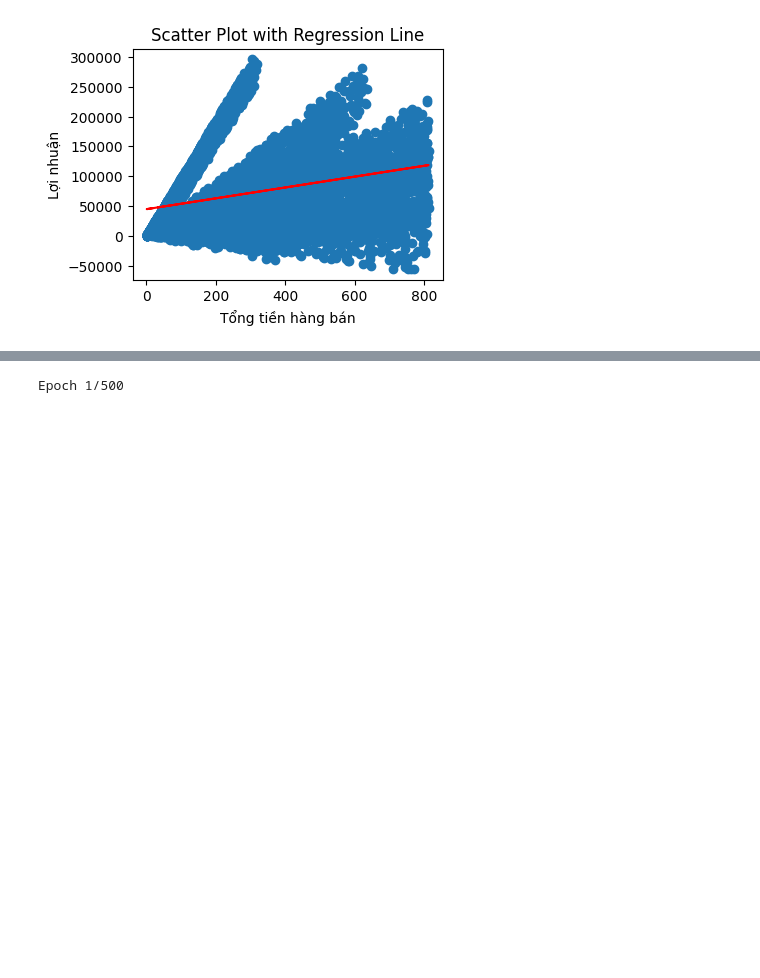
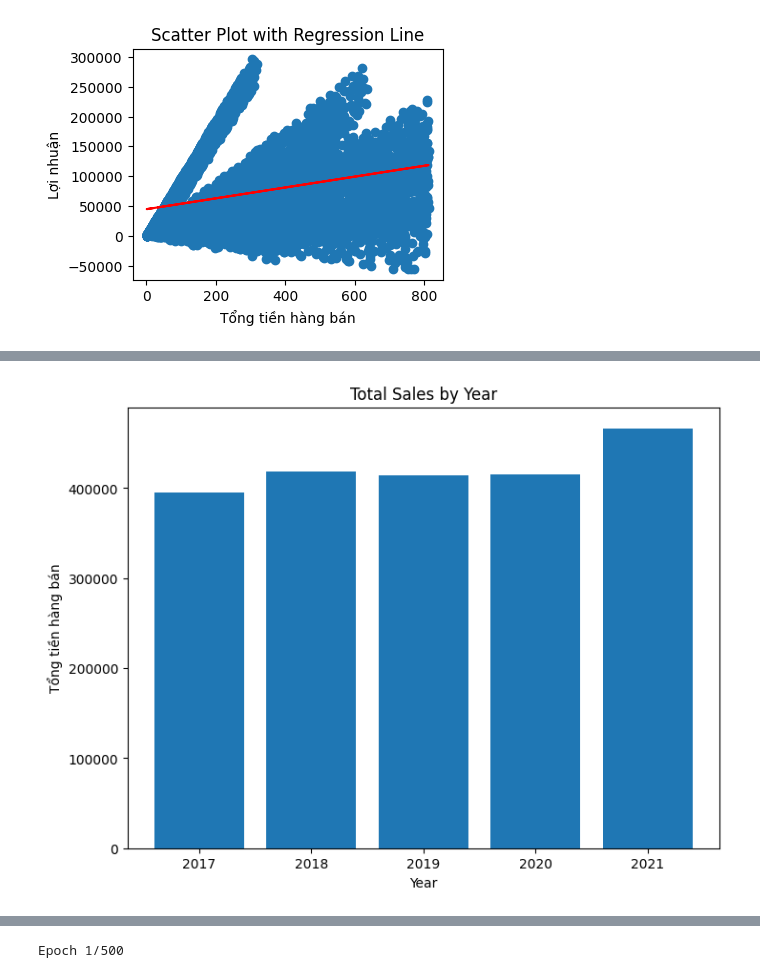
Before and after one commit to henryworking/henrydata, a Jupyter notebook: EDA & Sales Forecast by RFT.ipynb, the cells around one changed output, grey strips where cells are left out. Saved outputs shown, nothing was run; the diff lists cells and outputs as text; code cells hidden in the pictures; blank space fills up the shorter version.

```diff
--- a/EDA & Sales Forecast by RFT.ipynb
+++ b/EDA & Sales Forecast by RFT.ipynb
@@ -225,0 +373,16 @@ Notes:
+# %%
+# prompt: Visualize Tổng tiền hàng bán by Year
+
+import matplotlib.pyplot as plt
+# Group by 'Year' and sum 'Tổng tiền hàng bán'
+yearly_sales = df.groupby('Year')['Tổng tiền hàng bán'].sum()
+
+# Create a bar plot
+plt.figure(figsize=(8, 6))
+plt.bar(yearly_sales.index, yearly_sales.values)
+plt.xlabel('Year')
+plt.ylabel('Tổng tiền hàng bán')
+plt.title('Total Sales by Year')
+plt.show()
+# %% [output]
+[figure, added]
```
Also changed, not shown: parts of 13 cells of this notebook.
